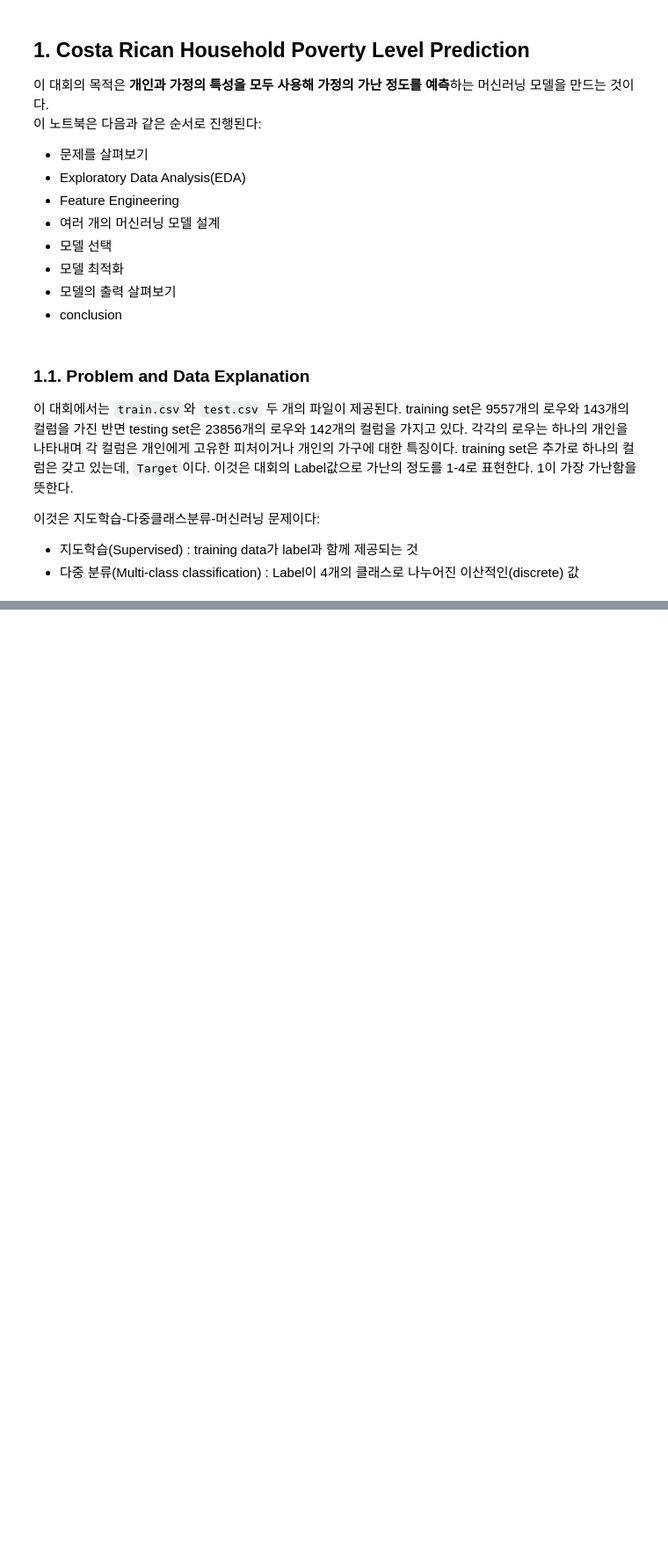
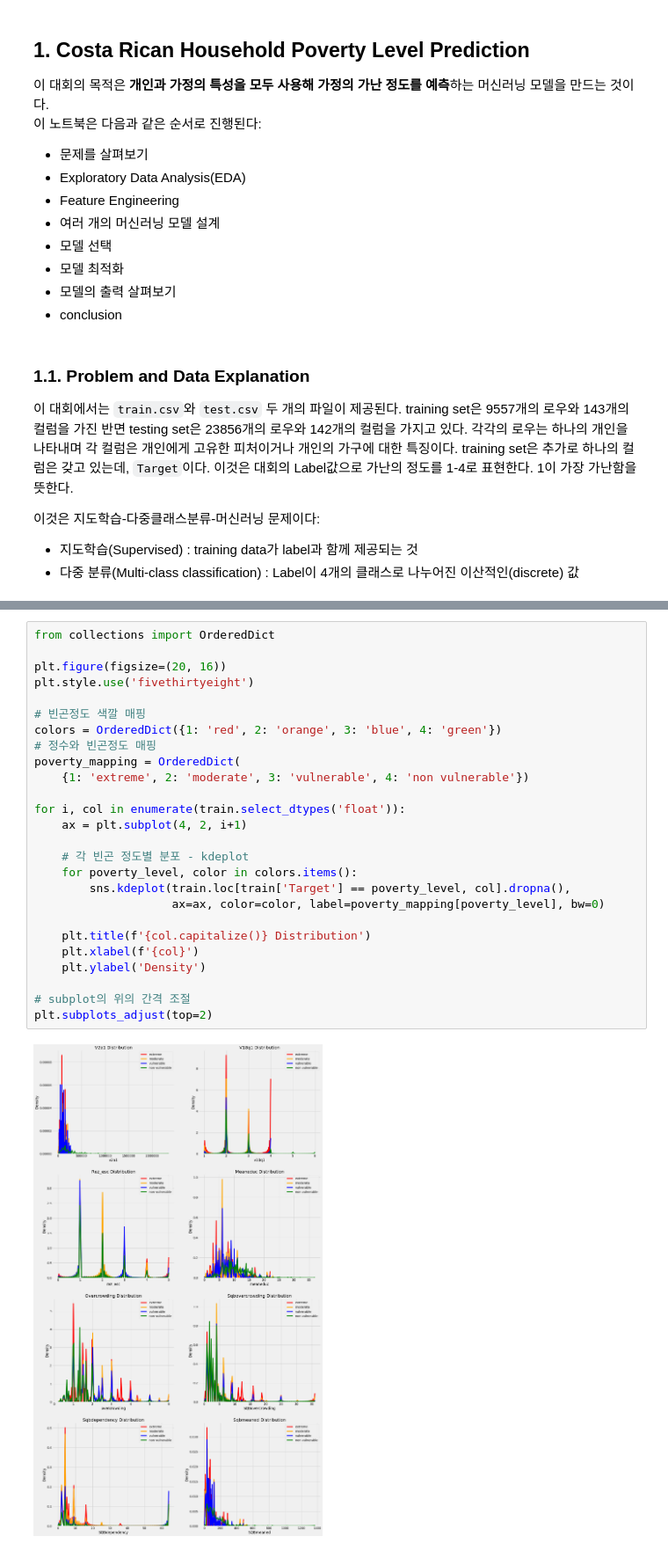
Before and after one commit to CoodingPenguin/kaggle-newbie, a Jupyter notebook: 4_costa_rican_household_poverty_level/1_a-complete-introduction-and-walkthrough_willkoehrsen/1_a-complete-introduction-and-walkthrough_willkoehrsen_2020-08-24.ipynb, the cells around one changed output, grey strips where cells are left out. Shown at 88% size. Saved outputs shown, nothing was run; the diff lists cells and outputs as text; blank space fills up the shorter version.

```diff
--- a/4_costa_rican_household_poverty_level/1_a-complete-introduction-and-walkthrough_willkoehrsen/1_a-complete-introduction-and-walkthrough_willkoehrsen_2020-08-24.ipynb
+++ b/4_costa_rican_household_poverty_level/1_a-complete-introduction-and-walkthrough_willkoehrsen/1_a-complete-introduction-and-walkthrough_willkoehrsen_2020-08-24.ipynb
@@ -41,0 +163,28 @@
+# %%
+from collections import OrderedDict
+
+plt.figure(figsize=(20, 16))
+plt.style.use('fivethirtyeight')
+
+# 빈곤정도 색깔 매핑
+colors = OrderedDict({1: 'red', 2: 'orange', 3: 'blue', 4: 'green'})
+# 정수와 빈곤정도 매핑
+poverty_mapping = OrderedDict(
+    {1: 'extreme', 2: 'moderate', 3: 'vulnerable', 4: 'non vulnerable'})
+
+for i, col in enumerate(train.select_dtypes('float')):
+    ax = plt.subplot(4, 2, i+1)
+
+    # 각 빈곤 정도별 분포 - kdeplot
+    for poverty_level, color in colors.items():
+        sns.kdeplot(train.loc[train['Target'] == poverty_level, col].dropna(),
+                    ax=ax, color=color, label=poverty_mapping[poverty_level], bw=0)
+
+    plt.title(f'{col.capitalize()} Distribution')
+    plt.xlabel(f'{col}')
+    plt.ylabel('Density')
+
+# subplot의 위의 간격 조절
+plt.subplots_adjust(top=2)
+# %% [output]
+[figure, added]
```
Also changed, not shown: parts of 281 cells of this notebook, 3 other files.
